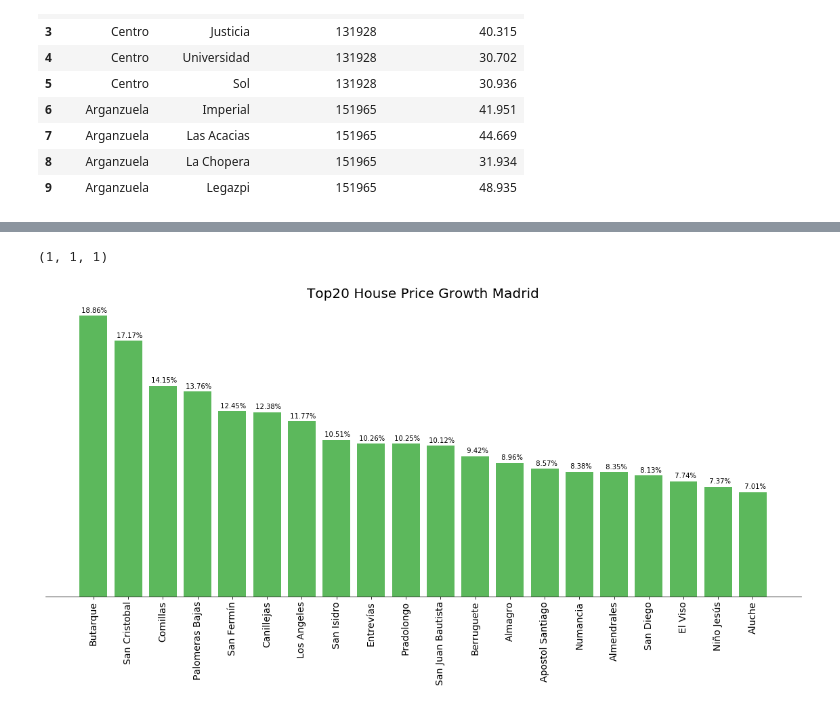
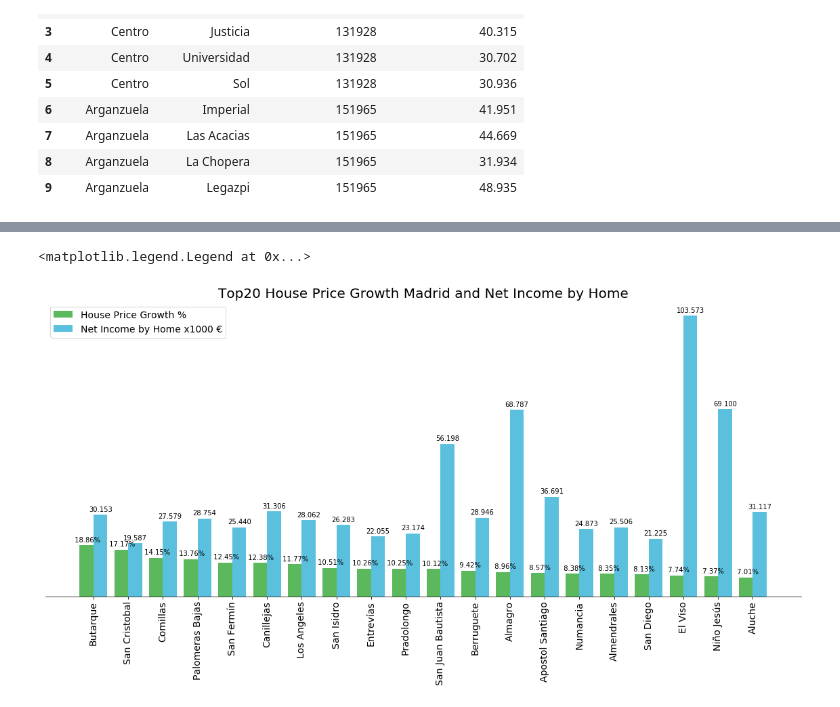
Before and after one commit to cazuaje27/BattleofNeighborhoods, a Jupyter notebook: The Battle of Neighborhoods.ipynb, the cells around one changed output, grey strips where cells are left out. Saved outputs shown, nothing was run; the diff lists cells and outputs as text; code cells hidden in the pictures.

```diff
--- a/The Battle of Neighborhoods.ipynb
+++ b/The Battle of Neighborhoods.ipynb
@@ -659,6 +654,7 @@ Top5Md
 Top20Growth = madrid.sort_values(by=['House Price Growth %'],ascending=[False]).head(20)
 
 HpG = list(Top20Growth['House Price Growth %'])
+NiH = list(Top20Growth['Net Income by Home'])
 ind = np.arange(len(Top20Growth['Neighborhood']))
 width = 0.8
 
@@ -666,11 +662,13 @@ fig = plt.figure(figsize=(20,8))
 
 ax = fig.subplots()
 
-VI1 = ax.bar(ind, HpG, width, color='#5cb85c')
+VI1 = ax.bar(ind-width/4, HpG, width/2, color='#5cb85c', label = 'House Price Growth %')
+NI1 = ax.bar(ind+width/4, NiH,width/2, color='#5bc0de', label ='Net Income by Home x1000 €')
 
 
 ax.tick_params('y', grid_alpha=0)
 
+# Add label in each bar with % symbol
 def autolabel(rects, xpos='center'):
     """
     Attach a text label above each bar in *rects*, displaying its height.
@@ -679,34 +677,56 @@ def autolabel(rects, xpos='center'):
     the bar. It can be one of the following {'center', 'right', 'left'}.
     """
 
     ha = {'center': 'center', 'right': 'left', 'left': 'right'}
     offset = {'center': 0, 'right': 1, 'left': -1}
 
     for rect in rects:
         height = rect.get_height()
         ax.annotate('{:6.2f}%'.format(height),
                     xy=(rect.get_x() + rect.get_width() / 2, height), fontsize=10,
                     xytext=(offset[xpos]*3, 3),  # use 3 points offset
                     textcoords="offset points",  # in both directions
                     ha=ha[xpos], va='bottom')
 
+# Add label in each bar without % symbol
+def autolabel2(rects, xpos='center'):
+    """
+    Attach a text label above each bar in *rects*, displaying its height.
+
+    *xpos* indicates which side to place the text w.r.t. the center of
+    the bar. It can be one of the following {'center', 'right', 'left'}.
+    """
+
+    ha = {'center': 'center', 'right': 'left', 'left': 'right'}
+    offset = {'center': 0, 'right': 1, 'left': -1}
+
+    for rect in rects:
+        height = rect.get_height()
+        ax.annotate('{:6.3f}'.format(height),
+                    xy=(rect.get_x() + rect.get_width() / 2, height), fontsize=10,
+                    xytext=(offset[xpos]*3, 3),  # use 3 points offset
+                    textcoords="offset points",  # in both directions
+                    ha=ha[xpos], va='bottom')
+
 
 autolabel(VI1,'center')
+autolabel2(NI1,'center')
 
 ax.spines['left'].set_visible(False)
 ax.spines['top'].set_visible(False)
 ax.spines['right'].set_visible(False)
 
-ax.set_title('Top20 House Price Growth Madrid', fontsize=20)
+ax.set_title('Top20 House Price Growth Madrid and Net Income by Home', fontsize=20)
 ax.set_xticks(ind)
 ax.set_xticklabels(Top20Growth['Neighborhood'], fontsize=14, rotation='vertical')
 
 
 ax.set_yticklabels([0,10,20,30,40,50,60], visible=False)
 ax.yaxis.set_ticks_position(position='none')
 
 ax.get_geometry()
+ax.legend(fontsize=14)
 # %% [output]
-(1, 1, 1)
+<matplotlib.legend.Legend at 0x...>
-[figure, old version]
+[figure, new version]
 # %%
```
Also changed, not shown: parts of 19 cells of this notebook.
